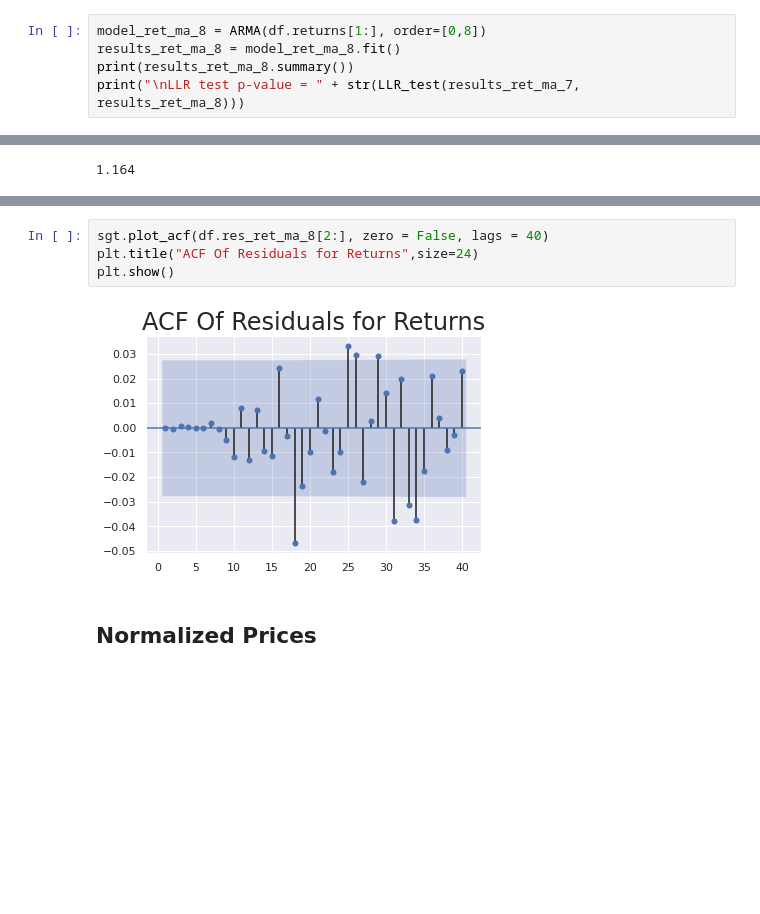
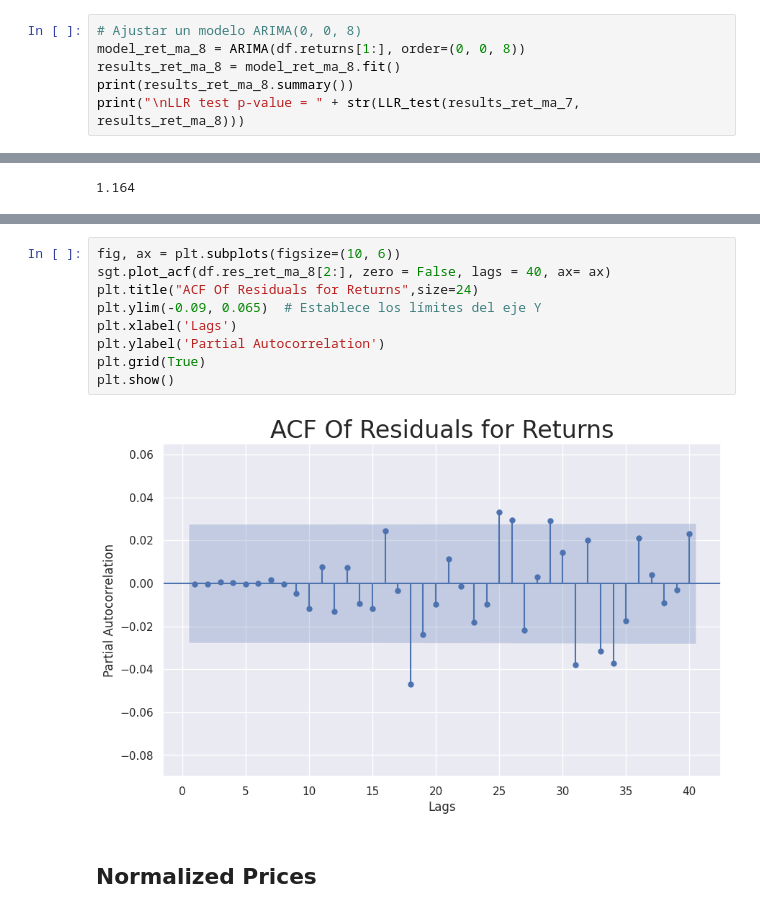
Before and after one commit to davidsosaolea/curso-series-temporales, a Jupyter notebook: 6. Modelos MA medias móviles/Python/8_Modelo_MA_Returns.ipynb, the cells around one changed output, grey strips where cells are left out. Drawn from its saved outputs; the diff is of its cells as text; blank space fills up the shorter version.

Commit message:
modelo_MA

```diff
--- a/6. Modelos MA medias móviles/Python/8_Modelo_MA_Returns.ipynb
+++ b/6. Modelos MA medias móviles/Python/8_Modelo_MA_Returns.ipynb
@@ -245,7 +266,8 @@ MA.7            5.5175           -0.0000j            5.5175           -0.0000
 
 LLR test p-value = 0.554
 # %%
-model_ret_ma_8 = ARMA(df.returns[1:], order=[0,8])
+# Ajustar un modelo ARIMA(0, 0, 8)
+model_ret_ma_8 = ARIMA(df.returns[1:], order=(0, 0, 8))
 results_ret_ma_8 = model_ret_ma_8.fit()
 print(results_ret_ma_8.summary())
 print("\nLLR test p-value = " + str(LLR_test(results_ret_ma_7, results_ret_ma_8)))
@@ -304,9 +354,14 @@ sts.adfuller(df.res_ret_ma_8[2:])
 # %%
-sgt.plot_acf(df.res_ret_ma_8[2:], zero = False, lags = 40)
+fig, ax = plt.subplots(figsize=(10, 6))
+sgt.plot_acf(df.res_ret_ma_8[2:], zero = False, lags = 40, ax= ax)
 plt.title("ACF Of Residuals for Returns",size=24)
+plt.ylim(-0.09, 0.065)  # Establece los límites del eje Y
+plt.xlabel('Lags')
+plt.ylabel('Partial Autocorrelation')
+plt.grid(True)
 plt.show()
 # %% [output]
-[figure, old version]
+[figure, new version]
 # %% [markdown]
 ## Normalized Prices
 # %%
```
Also changed, not shown: parts of 22 cells of this notebook.
